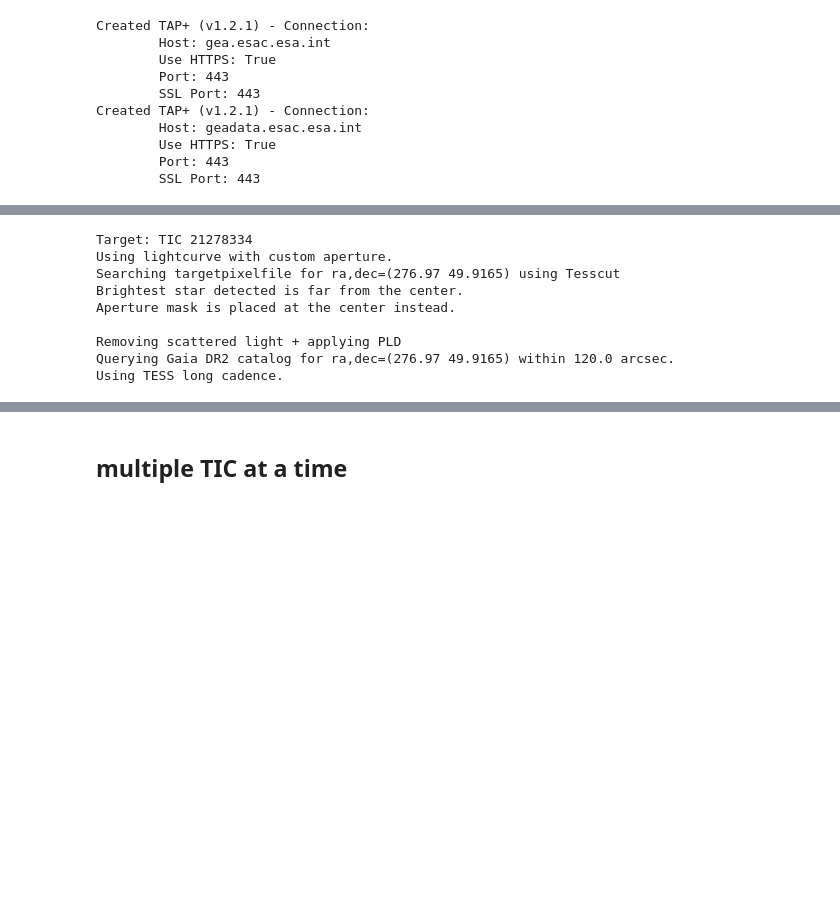
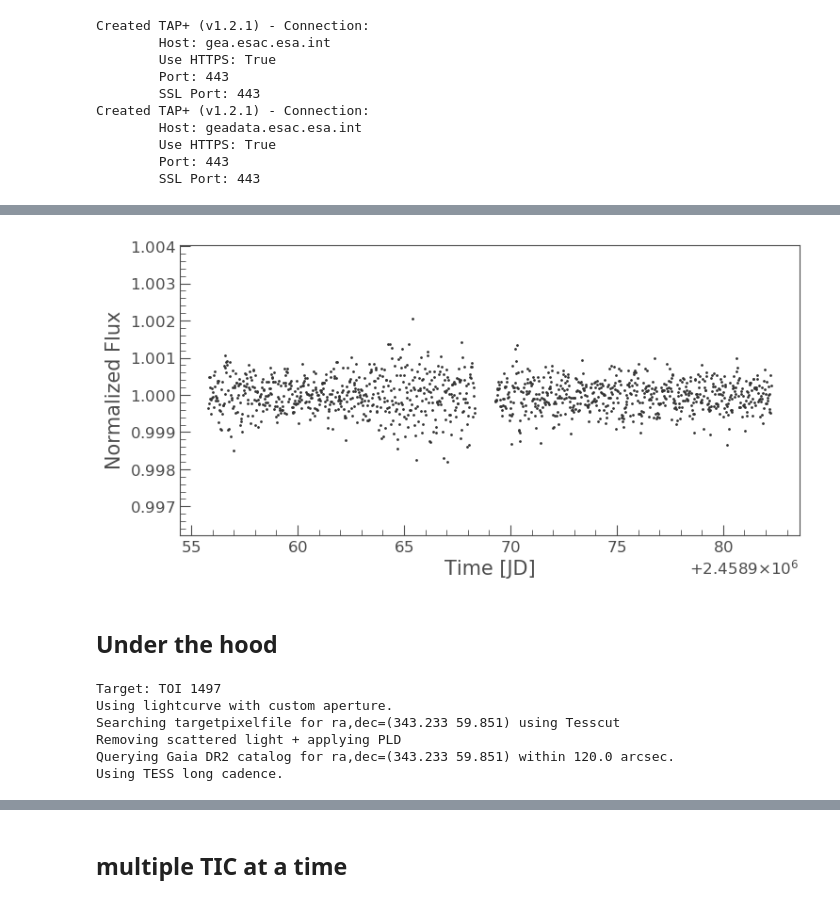
Before and after one commit to jpdeleon/chronos, a Jupyter notebook: notebooks/examples-QLP.ipynb, the cells around one changed output, grey strips where cells are left out. Drawn from its saved outputs; the diff is of its cells as text; code cells hidden in the pictures; blank space fills up the shorter version.

```diff
--- a/notebooks/examples-QLP.ipynb
+++ b/notebooks/examples-QLP.ipynb
@@ -13,3 +17,5 @@ Created TAP+ (v1.2.1) - Connection:
         Use HTTPS: True
         Port: 443
         SSL Port: 443
+# %%
+qlp = cr.QLP(toiid=1497, sector=24)
@@ -16,14 +33,18 @@ Created TAP+ (v1.2.1) - Connection:
+# %%
+lc = qlp.lc.remove_outliers()
+ax = lc.scatter()
+# %% [output]
+[figure, added]
+# %% [markdown]
+## Under the hood
 # %%
-t = cr.LongCadence(ticid=21278334, sector=26)
+t = cr.LongCadence(toiid=1497, sector=17)
 # %% [output]
-Target: TIC 21278334
+Target: TOI 1497
 Using lightcurve with custom aperture.
-Searching targetpixelfile for ra,dec=(276.97 49.9165) using Tesscut
-Brightest star detected is far from the center.
-Aperture mask is placed at the center instead.
-
+Searching targetpixelfile for ra,dec=(343.233 59.851) using Tesscut
 Removing scattered light + applying PLD
-Querying Gaia DR2 catalog for ra,dec=(276.97 49.9165) within 120.0 arcsec.
+Querying Gaia DR2 catalog for ra,dec=(343.233 59.851) within 120.0 arcsec.
 Using TESS long cadence.
 # %%
 from astropy.io import fits
```
Also changed, not shown: parts of 10 cells of this notebook, 8 other files.
